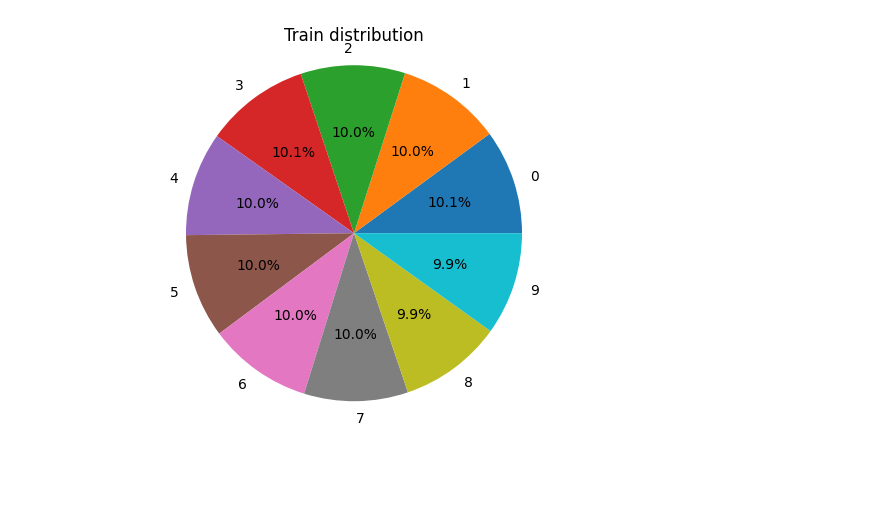
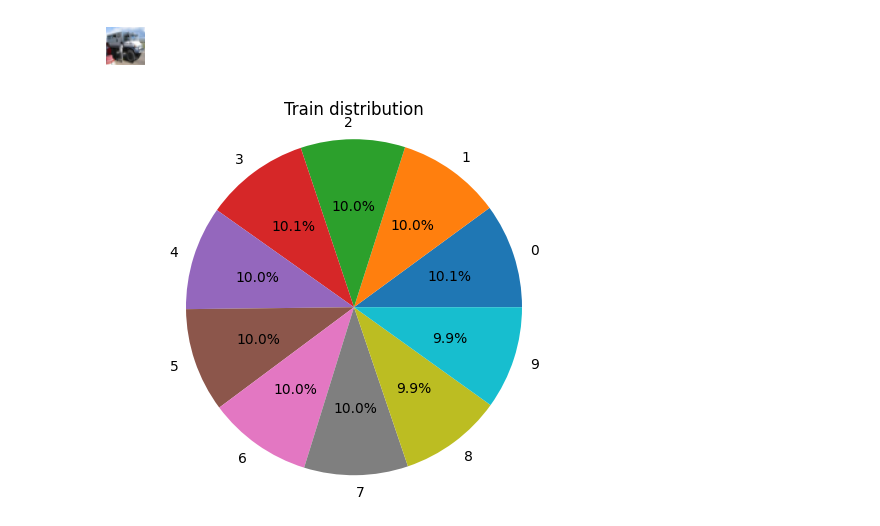
Before and after one commit to ankilab/EdgeVolution, a Jupyter notebook: baselines/cifar10/data_analysis.ipynb, the cells around one changed output. Drawn from its saved outputs; the diff is of its cells as text; code cells hidden in the pictures; blank space fills up the shorter version.

```diff
--- a/baselines/cifar10/data_analysis.ipynb
+++ b/baselines/cifar10/data_analysis.ipynb
@@ -34,3 +36,18 @@ WARNING:absl:options.experimental_threading is deprecated. Use options.threading
+# %%
+i = 0
+for X, y in ds_train.take(20):
+    if i == 11:
+        with paperStyle():
+            plt.figure(figsize=(0.5, 0.5))
+            plt.imshow(X)
+            plt.axis('off')
+
+            plt.savefig('image.svg', bbox_inches='tight', dpi=300)
+            plt.show()
+        break
+    i += 1
+# %% [output]
+[figure, added]
 # %%
 def get_class_distribution(ds):
     labels = [np.argmax(label) for _, label in ds]
```
Also changed, not shown: parts of 3 cells of this notebook, 4 other files.
